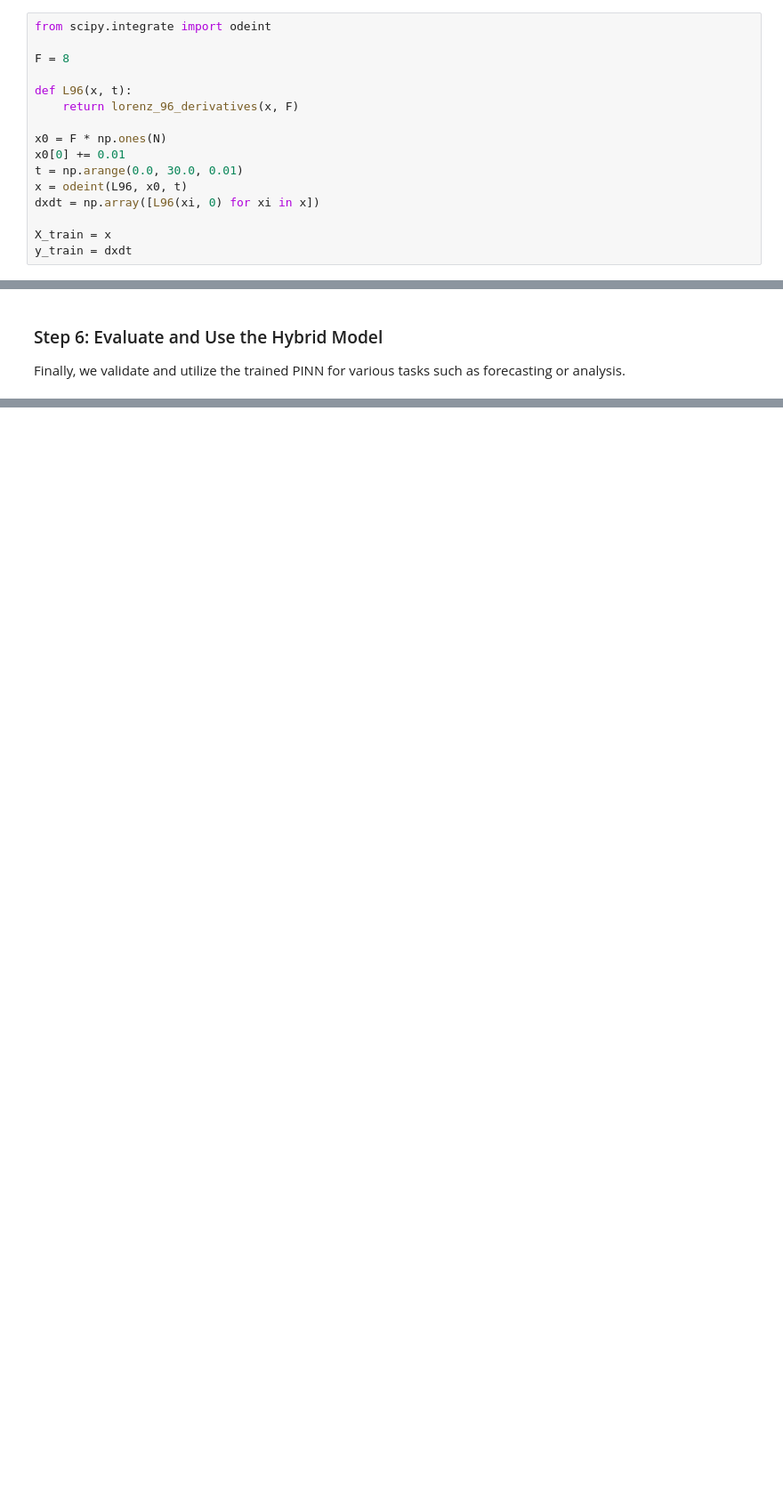
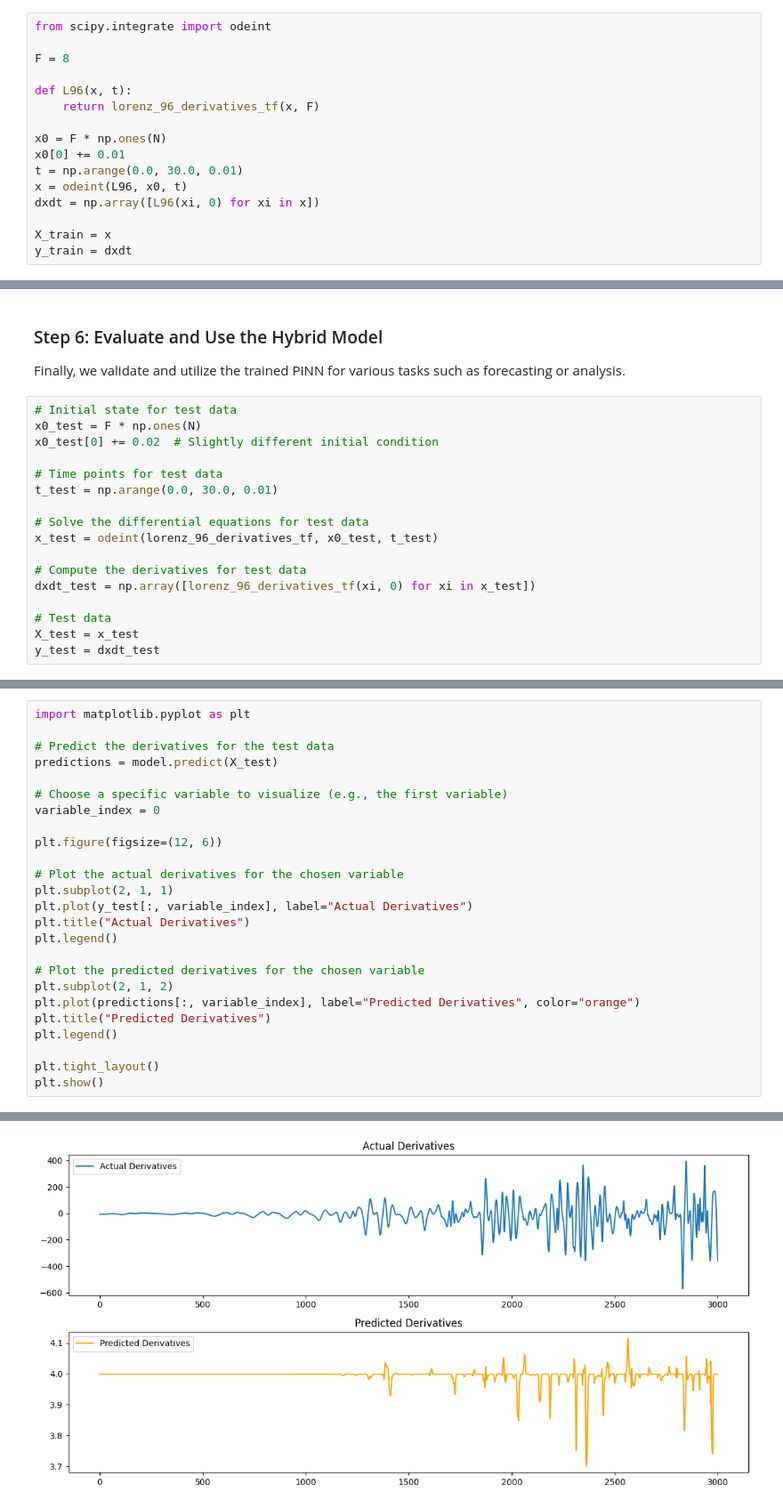
Before and after one commit to shouvikantu/pm2.5, a Jupyter notebook: lorenz_96_pinn.ipynb, the cells around one changed output, grey strips where cells are left out. Shown at 89% size. Saved outputs shown, nothing was run; the diff lists cells and outputs as text; blank space fills up the shorter version.

Commit message:
Hybrid Model with predictions

```diff
--- a/lorenz_96_pinn.ipynb
+++ b/lorenz_96_pinn.ipynb
@@ -85,7 +87,7 @@ from scipy.integrate import odeint
 F = 8
 
 def L96(x, t):
-    return lorenz_96_derivatives(x, F)
+    return lorenz_96_derivatives_tf(x, F)
 
 x0 = F * np.ones(N)
 x0[0] += 0.01
@@ -103,3 +124,20 @@ model.fit(X_train, y_train, epochs=1000, batch_size=32)
 # %% [markdown]
 ### Step 6: Evaluate and Use the Hybrid Model
 Finally, we validate and utilize the trained PINN for various tasks such as forecasting or analysis.
+# %%
+# Initial state for test data
+x0_test = F * np.ones(N)
+x0_test[0] += 0.02  # Slightly different initial condition
+
+# Time points for test data
+t_test = np.arange(0.0, 30.0, 0.01)
+
+# Solve the differential equations for test data
+x_test = odeint(lorenz_96_derivatives_tf, x0_test, t_test)
+
+# Compute the derivatives for test data
+dxdt_test = np.array([lorenz_96_derivatives_tf(xi, 0) for xi in x_test])
+
+# Test data
+X_test = x_test
+y_test = dxdt_test
@@ -105,0 +150,26 @@ Finally, we validate and utilize the trained PINN for various tasks such as fore
+# %%
+import matplotlib.pyplot as plt
+
+# Predict the derivatives for the test data
+predictions = model.predict(X_test)
+
+# Choose a specific variable to visualize (e.g., the first variable)
+variable_index = 0
+
+plt.figure(figsize=(12, 6))
+
+# Plot the actual derivatives for the chosen variable
+plt.subplot(2, 1, 1)
+plt.plot(y_test[:, variable_index], label="Actual Derivatives")
+plt.title("Actual Derivatives")
+plt.legend()
+
+# Plot the predicted derivatives for the chosen variable
+plt.subplot(2, 1, 2)
+plt.plot(predictions[:, variable_index], label="Predicted Derivatives", color="orange")
+plt.title("Predicted Derivatives")
+plt.legend()
+
+plt.tight_layout()
+plt.show()
+# %% [output]
@@ -105,0 +177 @@ Finally, we validate and utilize the trained PINN for various tasks such as fore
+[figure, added]
```
Also changed, not shown: parts of 6 cells of this notebook.
